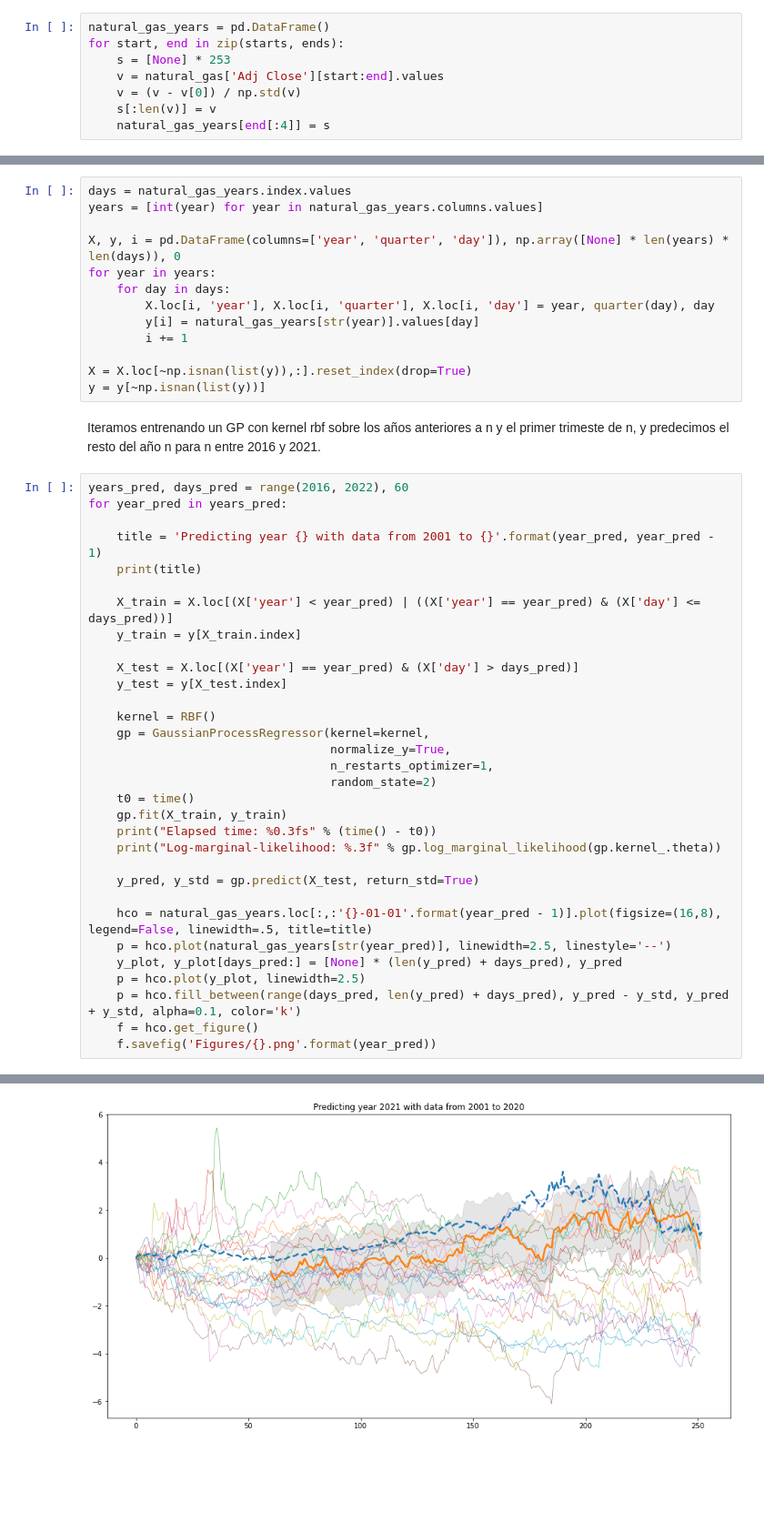
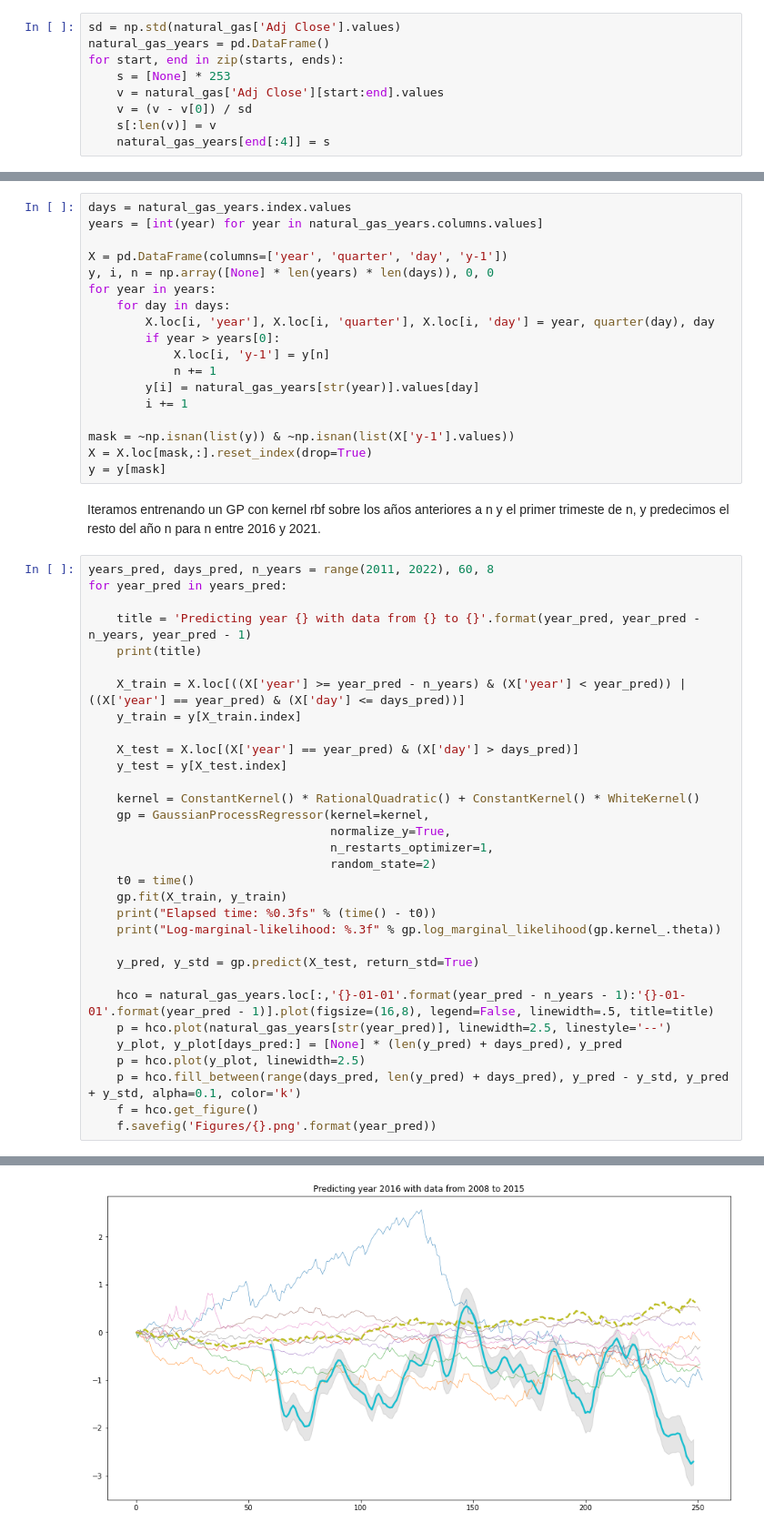
Before and after one commit to marcoscobo/GaussianProcesses, a Jupyter notebook: TFM_01.ipynb, the cells around one changed output, grey strips where cells are left out. Shown at 91% size. Cells and saved outputs as stored; diff of their text form; blank space fills up the shorter version.

```diff
--- a/TFM_01.ipynb
+++ b/TFM_01.ipynb
@@ -34,11 +36,12 @@ for i in range(1,22):
     starts.append('20{:02d}-01-01'.format(i))
     ends.append('20{:02d}-12-31'.format(i))
 # %%
+sd = np.std(natural_gas['Adj Close'].values)
 natural_gas_years = pd.DataFrame()
 for start, end in zip(starts, ends):
     s = [None] * 253
     v = natural_gas['Adj Close'][start:end].values
-    v = (v - v[0]) / np.std(v)
+    v = (v - v[0]) / sd
     s[:len(v)] = v
     natural_gas_years[end[:4]] = s
 # %%
@@ -71,31 +74,36 @@ def quarter(day):
 days = natural_gas_years.index.values
 years = [int(year) for year in natural_gas_years.columns.values]
 
-X, y, i = pd.DataFrame(columns=['year', 'quarter', 'day']), np.array([None] * len(years) * len(days)), 0
+X = pd.DataFrame(columns=['year', 'quarter', 'day', 'y-1'])
+y, i, n = np.array([None] * len(years) * len(days)), 0, 0
 for year in years:
     for day in days:
         X.loc[i, 'year'], X.loc[i, 'quarter'], X.loc[i, 'day'] = year, quarter(day), day
+        if year > years[0]:
+            X.loc[i, 'y-1'] = y[n]
+            n += 1
         y[i] = natural_gas_years[str(year)].values[day]
         i += 1
 
-X = X.loc[~np.isnan(list(y)),:].reset_index(drop=True)
-y = y[~np.isnan(list(y))]
+mask = ~np.isnan(list(y)) & ~np.isnan(list(X['y-1'].values))
+X = X.loc[mask,:].reset_index(drop=True)
+y = y[mask]
 # %% [markdown]
 Iteramos entrenando un GP con kernel rbf sobre los años anteriores a n y el primer trimeste de n, y predecimos el resto del año n para n entre 2016 y 2021.
 # %%
-years_pred, days_pred = range(2016, 2022), 60
+years_pred, days_pred, n_years = range(2011, 2022), 60, 8
 for year_pred in years_pred:
 
-    title = 'Predicting year {} with data from 2001 to {}'.format(year_pred, year_pred - 1)
+    title = 'Predicting year {} with data from {} to {}'.format(year_pred, year_pred - n_years, year_pred - 1)
     print(title)
 
-    X_train = X.loc[(X['year'] < year_pred) | ((X['year'] == year_pred) & (X['day'] <= days_pred))]
+    X_train = X.loc[((X['year'] >= year_pred - n_years) & (X['year'] < year_pred)) | ((X['year'] == year_pred) & (X['day'] <= days_pred))]
     y_train = y[X_train.index]
 
     X_test = X.loc[(X['year'] == year_pred) & (X['day'] > days_pred)]
     y_test = y[X_test.index]
 
-    kernel = RBF()
+    kernel = ConstantKernel() * RationalQuadratic() + ConstantKernel() * WhiteKernel()
     gp = GaussianProcessRegressor(kernel=kernel,
                                   normalize_y=True,
                                   n_restarts_optimizer=1,
@@ -107,7 +115,7 @@ for year_pred in years_pred:
 
     y_pred, y_std = gp.predict(X_test, return_std=True)
 
-    hco = natural_gas_years.loc[:,:'{}-01-01'.format(year_pred - 1)].plot(figsize=(16,8), legend=False, linewidth=.5, title=title)
+    hco = natural_gas_years.loc[:,'{}-01-01'.format(year_pred - n_years - 1):'{}-01-01'.format(year_pred - 1)].plot(figsize=(16,8), legend=False, linewidth=.5, title=title)
     p = hco.plot(natural_gas_years[str(year_pred)], linewidth=2.5, linestyle='--')
     y_plot, y_plot[days_pred:] = [None] * (len(y_pred) + days_pred), y_pred
     p = hco.plot(y_plot, linewidth=2.5)
@@ -146 +148 @@ Log-marginal-likelihood: -5977.386
-[figure, old version]
+[figure, new version]
```
Also changed, not shown: parts of 4 cells of this notebook.
